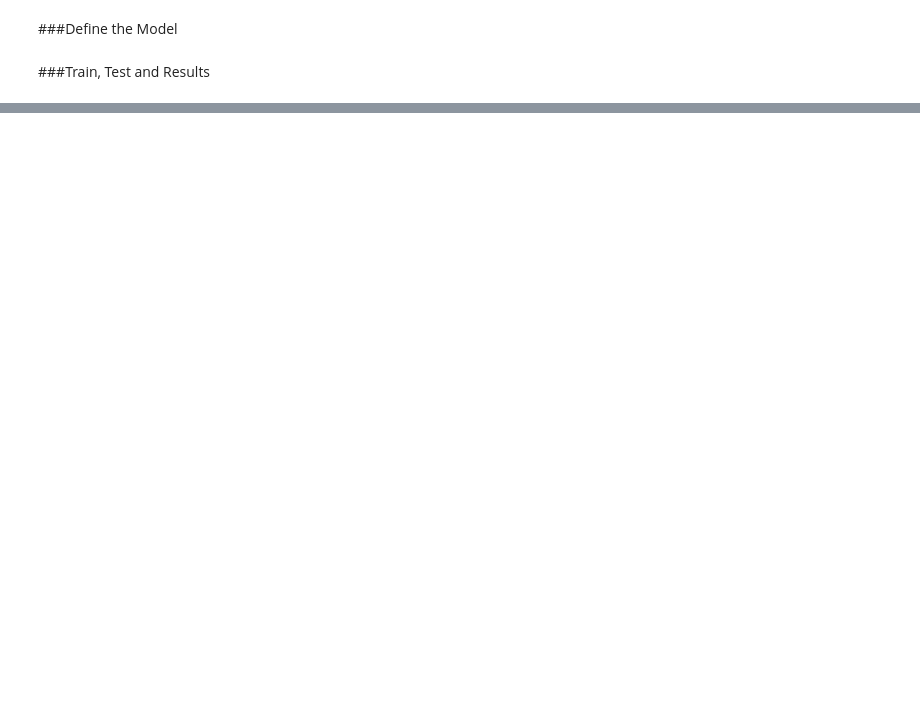
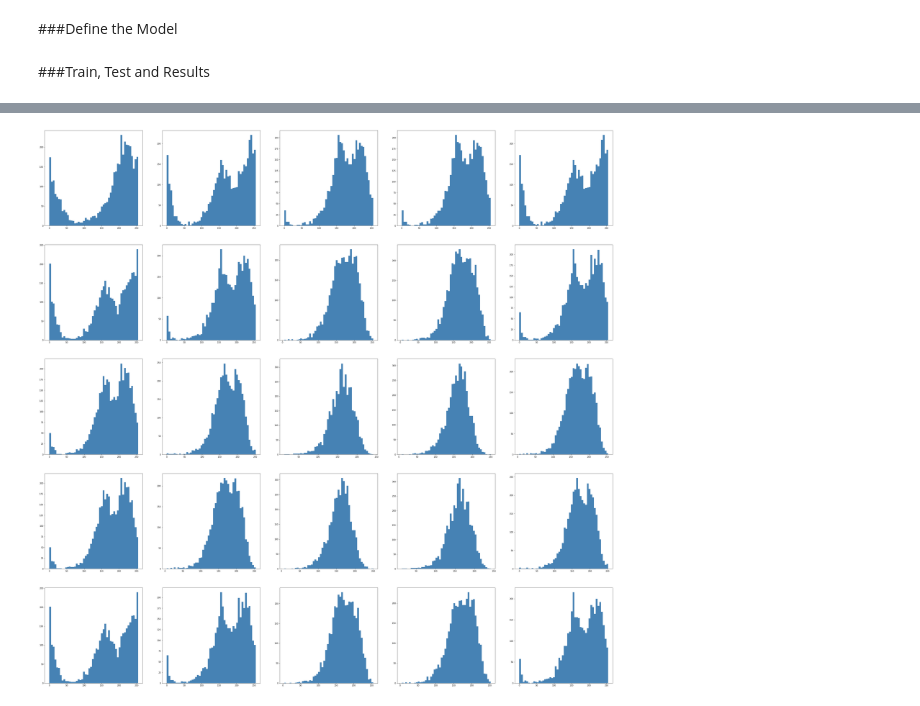
Before and after one commit to IanWangg/Brain-inspired-scale-invariant-CNN, a Jupyter notebook: Brain_Inspired_Scale_Invariant_CNNs.ipynb, the cells around one changed output, grey strips where cells are left out. Drawn from its saved outputs; the diff is of its cells as text; code cells hidden in the pictures; blank space fills up the shorter version.

```diff
--- a/Brain_Inspired_Scale_Invariant_CNNs.ipynb
+++ b/Brain_Inspired_Scale_Invariant_CNNs.ipynb
@@ -381,0 +524,11 @@ tensor(4696, device='cuda:0') 10000
+# %%
+weights = Tensor.cpu(net.conv2.weight).data.numpy()
+weights = show_psd(weights)
+weights = weights.reshape(64 * 64, 5, 5)
+
+fig, ax = plt.subplots(5, 5, figsize=(50, 50))
+for i in range(5):
+  for j in range(5):
+    ax[i, j].hist(weights[:, i, j], bins=50, color='steelblue')
+# %% [output]
+[figure, added]
```
Also changed, not shown: parts of 29 cells of this notebook.
